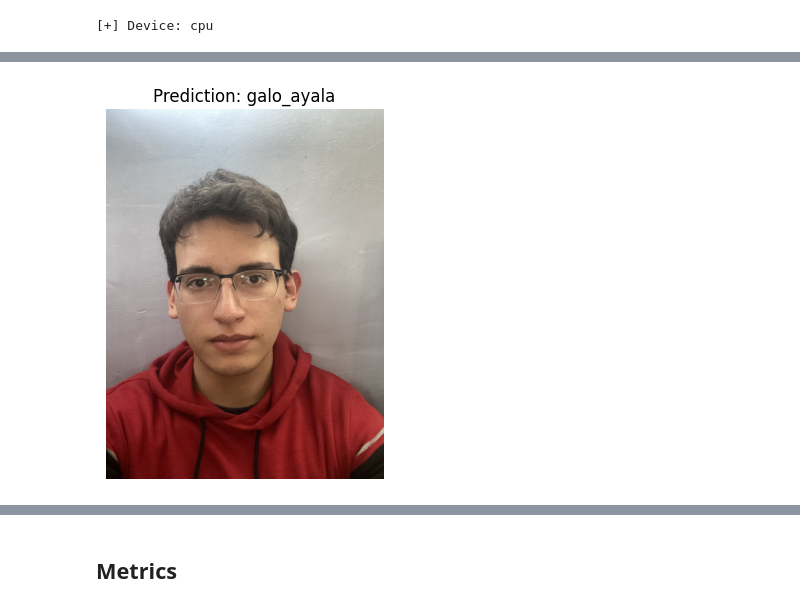
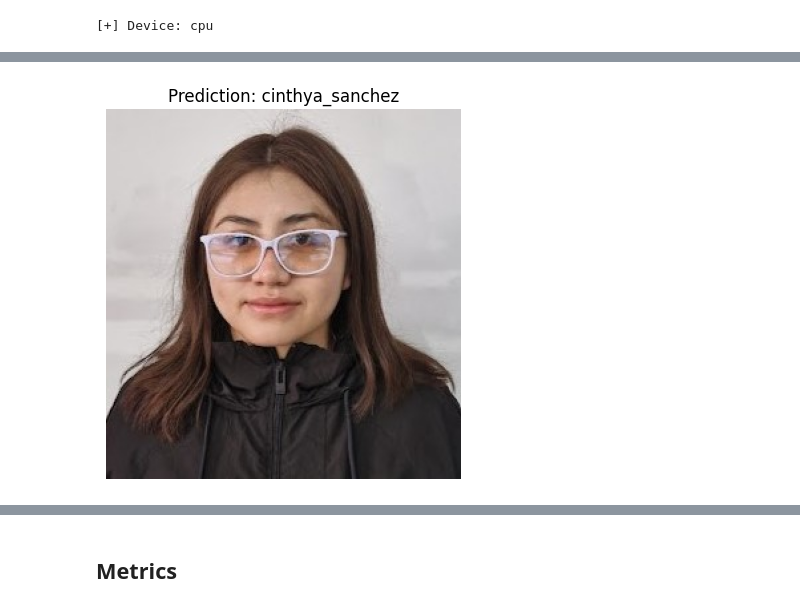
Before and after one commit to UrielMartinez21/Face-classification, a Jupyter notebook: notebooks/03_evaluation.ipynb, the cells around one changed output, grey strips where cells are left out. Cells and saved outputs as stored; diff of their text form; code cells hidden in the pictures.

Commit message:
chore(notebooks): testing models with new images

```diff
--- a/notebooks/03_evaluation.ipynb
+++ b/notebooks/03_evaluation.ipynb
@@ -73,18 +115,24 @@ class_names = os.listdir(os.path.join(os.getcwd(), '../', 'data', 'final', 'test
 # %%
+image_path = os.path.join(os.getcwd(), '../', 'data', 'images', '20250109_083904.jpg')
+
+
+model_path = os.path.join(os.getcwd(), '../', 'src','models', 'face_class_model4.pth')
+class_names = os.listdir(os.path.join(os.getcwd(), '../', 'data', 'final', 'test'))
+
 # Load the image and preprocess it
 input_tensor = preprocess_image(image_path)
 
 # Load the model
 model = load_model(model_path, num_classes=len(class_names), device=device)
 
 # Get the prediction
 prediction = predict_image(model, input_tensor, class_names, device=device)
 
 # Show the image with Image by PIL
 image = Image.open(image_path)
 plt.imshow(image)
 plt.title(f"Prediction: {prediction}")
 plt.axis("off")
 plt.show()
 # %% [output]
-[figure, old version]
+[figure, new version]
```
Also changed, not shown: parts of 12 cells of this notebook.
